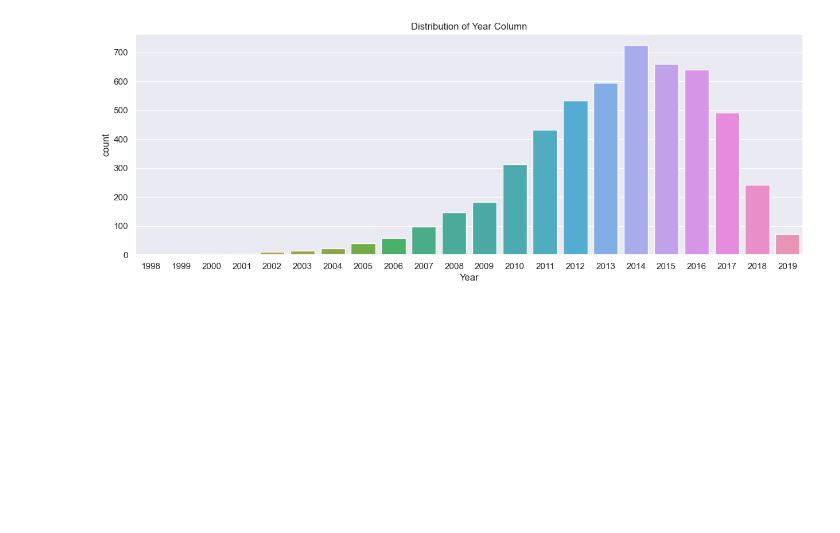
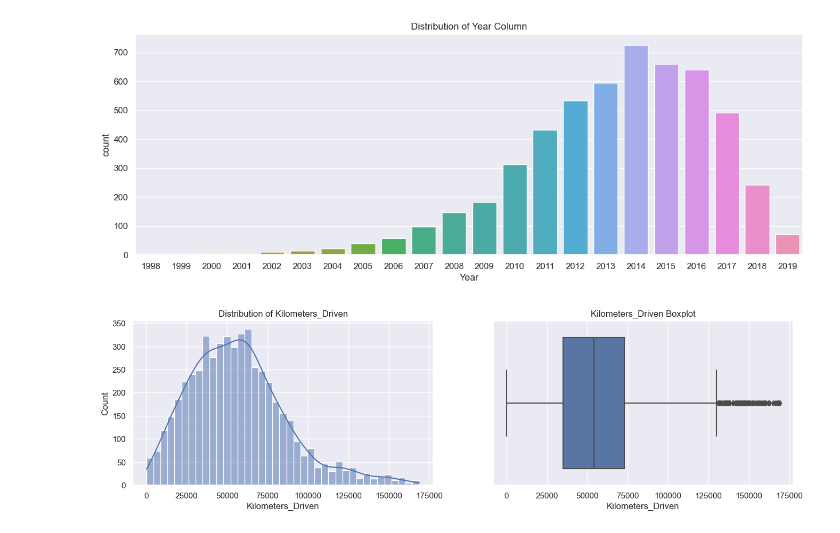
Before and after one commit to mohamedisakr/kaggle-used-cars-price-prediction, a Jupyter notebook: exploration.ipynb, the cells around one changed output. Cells and saved outputs as stored; diff of their text form; code cells hidden in the pictures; blank space fills up the shorter version.

```diff
--- a/exploration.ipynb
+++ b/exploration.ipynb
@@ -126,3 +126,7 @@ sns.countplot(df,x='Year');
 plt.title('Distribution of Year Column');
 # %% [output]
 [figure]
+# %%
+plot_num(df,'Kilometers_Driven')
+# %% [output]
+[figure, added]
```
Also changed, not shown: parts of 21 cells of this notebook.
